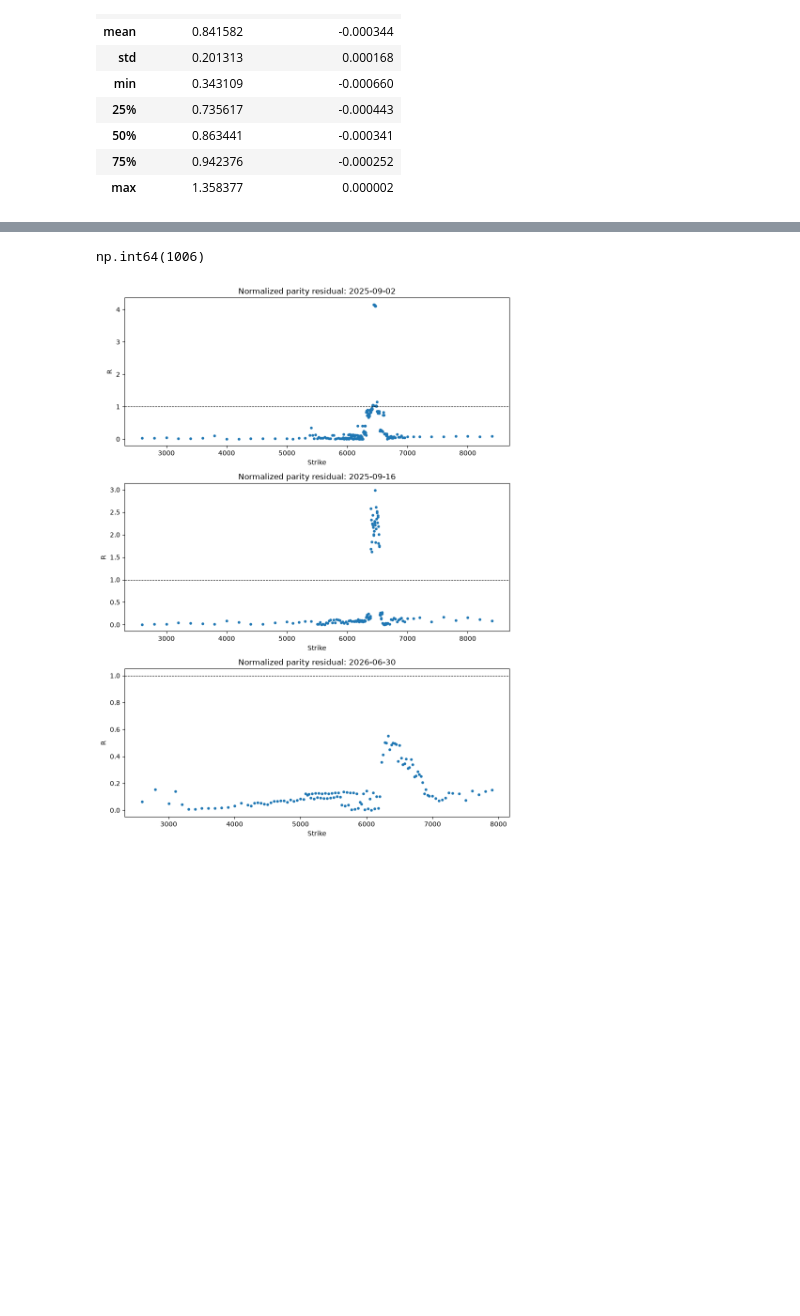
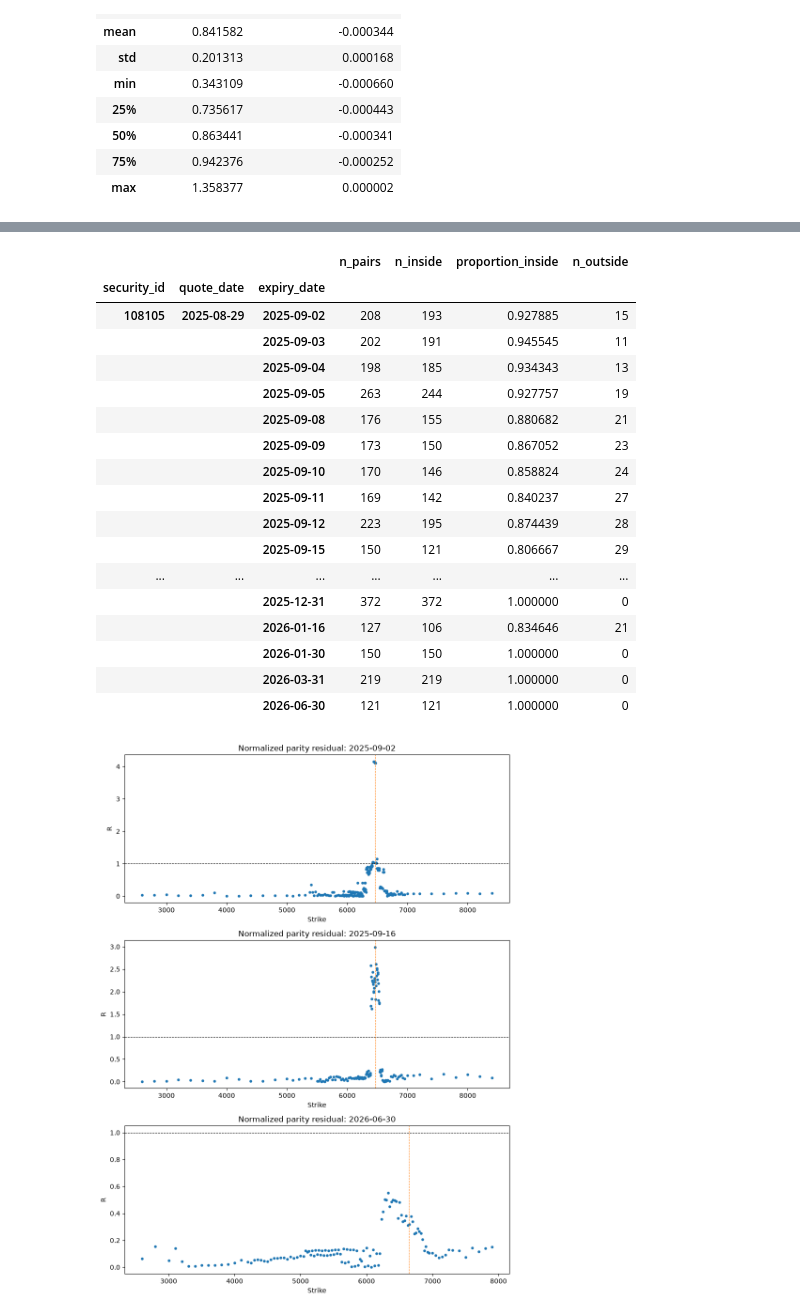
Before and after one commit to MMillward2012/Volatility-Forecasting-and-Options-Trading, a Jupyter notebook: notebooks/forward_inference_diagnostics.ipynb, the cells around one changed output, grey strips where cells are left out. Drawn from its saved outputs; the diff is of its cells as text; code cells hidden in the pictures; blank space fills up the shorter version.

Commit message:
Add expiry parity interval checks

```diff
--- a/notebooks/forward_inference_diagnostics.ipynb
+++ b/notebooks/forward_inference_diagnostics.ipynb
@@ -267,29 +267,68 @@ The factor of 2 makes $R_K=1$ the approximate boundary at which the fitted parit
 # %%
 normalized = diagnostics.copy()
 normalized["normalized_residual"] = (
     2 * normalized["parity_residual"].abs() / normalized["combined_spread"]
 )
 
 selected_expiries = (
     normalized["expiry_date"].drop_duplicates().sort_values().iloc[[0, 10, -1]]
 )
 fig, axes = plt.subplots(
     len(selected_expiries), 1, figsize=(9, 4 * len(selected_expiries)), squeeze=False
 )
 
 for row, expiry in enumerate(selected_expiries):
     sample = normalized[normalized["expiry_date"] == expiry].sort_values("strike")
     axes[row, 0].scatter(
         sample["strike"], sample["normalized_residual"], s=10
     )
     axes[row, 0].axhline(1, color="black", linestyle="--", linewidth=0.8)
+    axes[row, 0].axvline(
+        sample["forward"].iloc[0],
+        color="tab:orange",
+        linestyle="--",
+        linewidth=0.8,
+    )
     axes[row, 0].set_title(f"Normalized parity residual: {expiry.date()}")
     axes[row, 0].set_xlabel("Strike")
     axes[row, 0].set_ylabel("R")
 
 plt.tight_layout()
 
 (normalized["normalized_residual"] > 1).sum()
+
+normalized["parity_lower"] = normalized["call_bid"] - normalized["put_ask"]
+normalized["parity_upper"] = normalized["call_ask"] - normalized["put_bid"]
+normalized["fitted_inside_interval"] = normalized["fitted_parity"].between(
+    normalized["parity_lower"], normalized["parity_upper"]
+)
+
+expiry_interval_check = normalized.groupby(GROUP_KEYS)["fitted_inside_interval"].agg(
+    n_pairs="count",
+    n_inside="sum",
+    proportion_inside="mean",
+)
+expiry_interval_check["n_outside"] = (
+    expiry_interval_check["n_pairs"] - expiry_interval_check["n_inside"]
+)
+expiry_interval_check
 # %% [output]
-np.int64(1006)
+|  |  |  | n_pairs | n_inside | proportion_inside | n_outside |
+| security_id | quote_date | expiry_date |  |  |  |  |
+| 108105 | 2025-08-29 | 2025-09-02 | 208 | 193 | 0.927885 | 15 |
+|  |  | 2025-09-03 | 202 | 191 | 0.945545 | 11 |
+|  |  | 2025-09-04 | 198 | 185 | 0.934343 | 13 |
+|  |  | 2025-09-05 | 263 | 244 | 0.927757 | 19 |
+|  |  | 2025-09-08 | 176 | 155 | 0.880682 | 21 |
+|  |  | 2025-09-09 | 173 | 150 | 0.867052 | 23 |
+|  |  | 2025-09-10 | 170 | 146 | 0.858824 | 24 |
+|  |  | 2025-09-11 | 169 | 142 | 0.840237 | 27 |
+|  |  | 2025-09-12 | 223 | 195 | 0.874439 | 28 |
+|  |  | 2025-09-15 | 150 | 121 | 0.806667 | 29 |
+| ... | ... | ... | ... | ... | ... | ... |
+|  |  | 2025-12-31 | 372 | 372 | 1.000000 | 0 |
+|  |  | 2026-01-16 | 127 | 106 | 0.834646 | 21 |
+|  |  | 2026-01-30 | 150 | 150 | 1.000000 | 0 |
+|  |  | 2026-03-31 | 219 | 219 | 1.000000 | 0 |
+|  |  | 2026-06-30 | 121 | 121 | 1.000000 | 0 |
-[figure, old version]
+[figure, new version]
```
Also changed, not shown: parts of 1 cell of this notebook.
